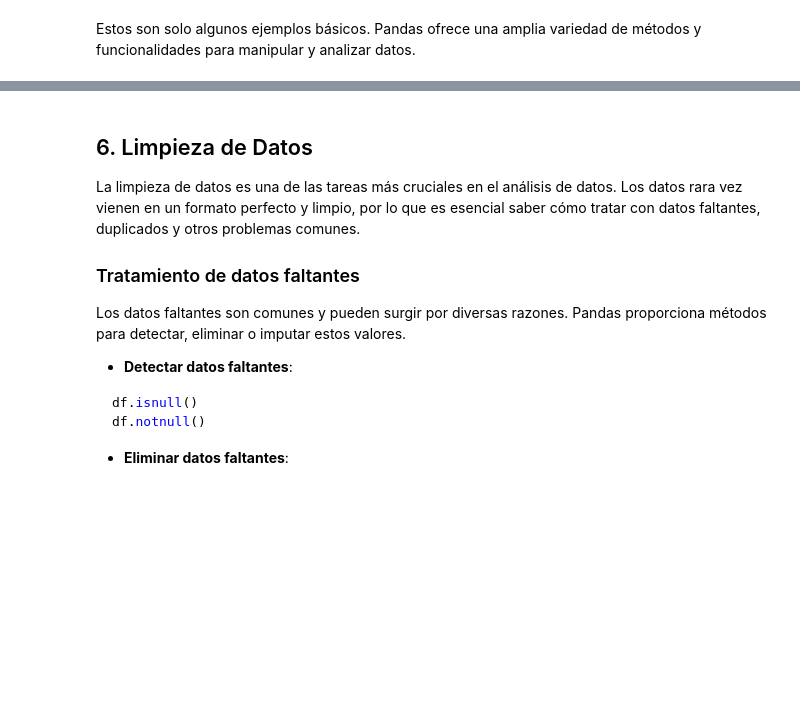
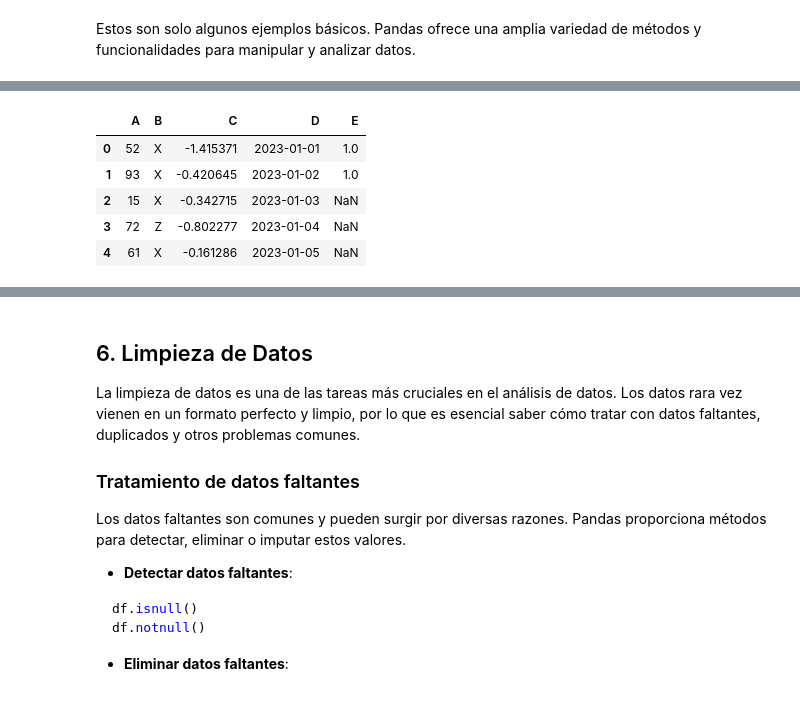
Before and after one commit to K3nnyZY/Python_class, a Jupyter notebook: Pandas/Curso_Pandas_Python.ipynb, the cells around one changed output, grey strips where cells are left out. Saved outputs shown, nothing was run; the diff lists cells and outputs as text; code cells hidden in the pictures; blank space fills up the shorter version.

```diff
--- a/Pandas/Curso_Pandas_Python.ipynb
+++ b/Pandas/Curso_Pandas_Python.ipynb
@@ -334,0 +305,11 @@ Estas herramientas son fundamentales para la fase inicial de cualquier proyecto
+# %%
+df = pd.read_csv("Datos_Ejemplo_Pandas_Curso.csv")
+
+df.head()
+# %% [output]
+|  | A | B | C | D | E |
+| 0 | 52 | X | -1.415371 | 2023-01-01 | 1.0 |
+| 1 | 93 | X | -0.420645 | 2023-01-02 | 1.0 |
+| 2 | 15 | X | -0.342715 | 2023-01-03 | NaN |
+| 3 | 72 | Z | -0.802277 | 2023-01-04 | NaN |
+| 4 | 61 | X | -0.161286 | 2023-01-05 | NaN |
```
Also changed, not shown: parts of 37 cells of this notebook.
